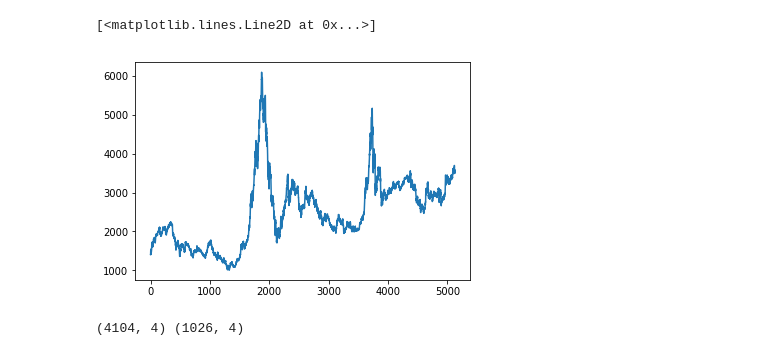
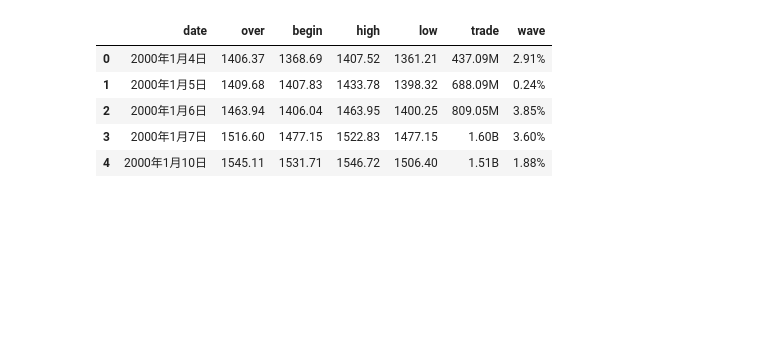
Before and after one commit to chaoers/stock-prediction, a Jupyter notebook: price-paddle.ipynb, the cells around one changed output. Saved outputs shown, nothing was run; the diff lists cells and outputs as text; code cells hidden in the pictures; blank space fills up the shorter version.

```diff
--- a/price-paddle.ipynb
+++ b/price-paddle.ipynb
@@ -16,18 +16,13 @@ import paddle.fluid.layers as layers
 data = pd.read_csv('data/data72449/shangzheng.csv')
 # %%
 # 查看信息
-# data.head()
-data.describe()
+data.head()
+# data.describe()
 # data.info()
-
-plt.plot(data['over'])
 # %% [output]
-[<matplotlib.lines.Line2D at 0x...>]
-[figure, removed]
+|  | date | over | begin | high | low | trade | wave |
+| 0 | 2000年1月4日 | 1406.37 | 1368.69 | 1407.52 | 1361.21 | 437.09M | 2.91% |
+| 1 | 2000年1月5日 | 1409.68 | 1407.83 | 1433.78 | 1398.32 | 688.09M | 0.24% |
+| 2 | 2000年1月6日 | 1463.94 | 1406.04 | 1463.95 | 1400.25 | 809.05M | 3.85% |
+| 3 | 2000年1月7日 | 1516.60 | 1477.15 | 1522.83 | 1477.15 | 1.60B | 3.60% |
+| 4 | 2000年1月10日 | 1545.11 | 1531.71 | 1546.72 | 1506.40 | 1.51B | 1.88% |
-# %%
-data = data.loc[:, ['over', 'begin', 'high', 'low']]
-data_train = data.iloc[:int(data.shape[0] * 0.8), :]
-data_test = data.iloc[int(data.shape[0] * 0.8):, :]
-print(data_train.shape, data_test.shape)
-# %% [output]
-(4104, 4) (1026, 4)
```
Also changed, not shown: parts of 17 cells of this notebook, 1 other file.
